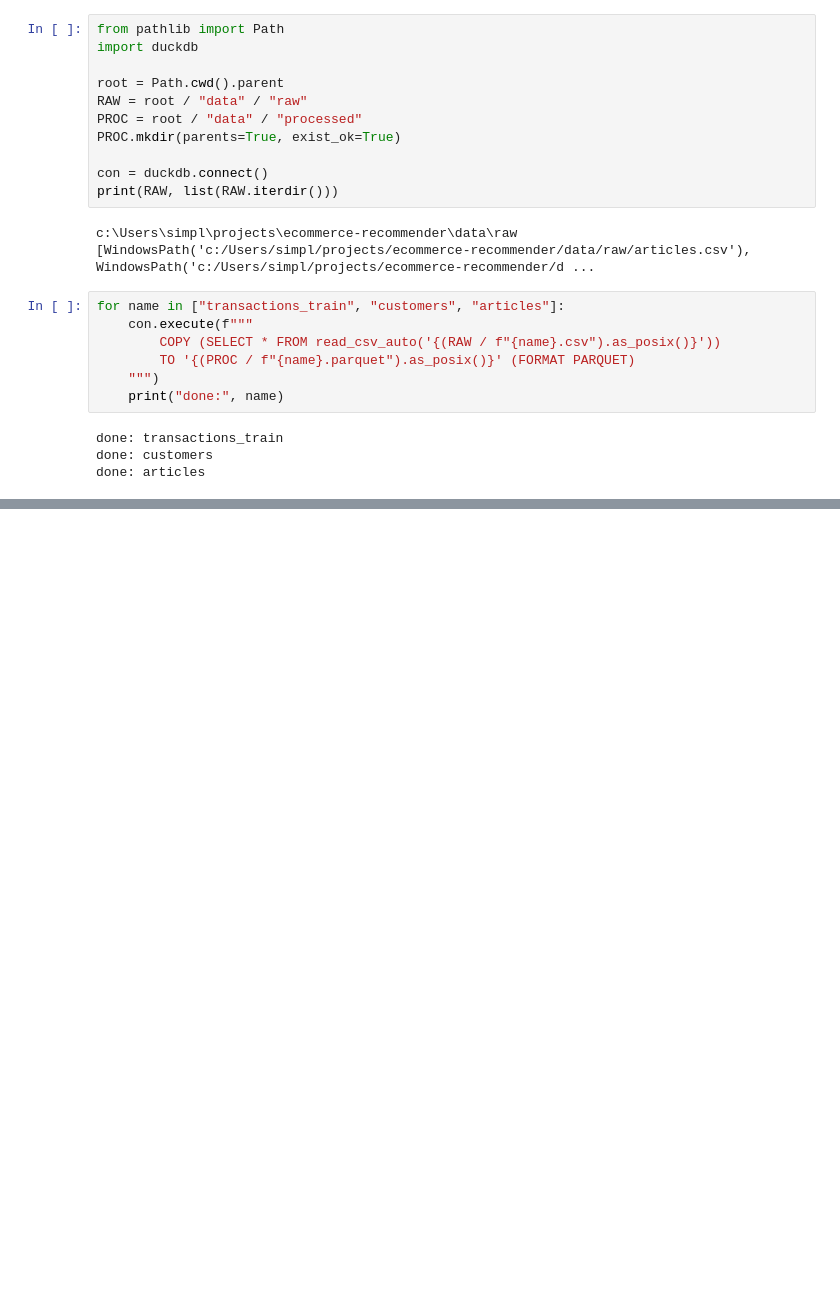
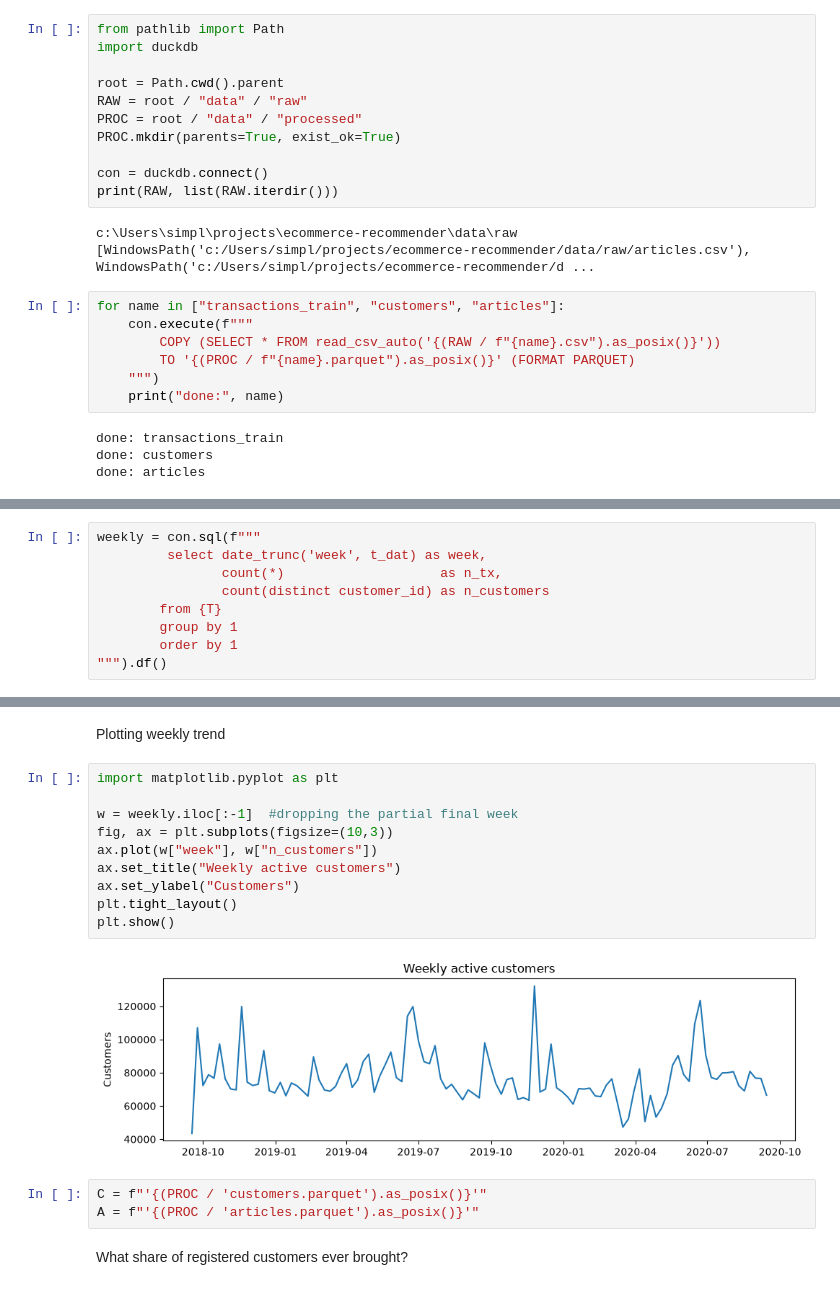
Before and after one commit to WoahImCoding/ecommerce-recommender, a Jupyter notebook: notebooks/01_eda.ipynb, the cells around one changed output, grey strips where cells are left out. Saved outputs shown, nothing was run; the diff lists cells and outputs as text; blank space fills up the shorter version.

```diff
--- a/notebooks/01_eda.ipynb
+++ b/notebooks/01_eda.ipynb
@@ -27,0 +56,9 @@ con.sql(f"SELECT * FROM {T} LIMIT 5").df()
+# %%
+weekly = con.sql(f"""
+         select date_trunc('week', t_dat) as week,
+                count(*)                    as n_tx,
+                count(distinct customer_id) as n_customers
+        from {T}
+        group by 1
+        order by 1
+""").df()
@@ -27,0 +84,19 @@ con.sql(f"SELECT * FROM {T} LIMIT 5").df()
+# %% [markdown]
+Plotting weekly trend
+# %%
+import matplotlib.pyplot as plt
+
+w = weekly.iloc[:-1]  #dropping the partial final week
+fig, ax = plt.subplots(figsize=(10,3))
+ax.plot(w["week"], w["n_customers"])
+ax.set_title("Weekly active customers")
+ax.set_ylabel("Customers")
+plt.tight_layout()
+plt.show()
+# %% [output]
+[figure, added]
+# %%
+C = f"'{(PROC / 'customers.parquet').as_posix()}'"
+A = f"'{(PROC / 'articles.parquet').as_posix()}'"
+# %% [markdown]
+What share of registered customers ever brought?
```
Also changed, not shown: parts of 17 cells of this notebook.
